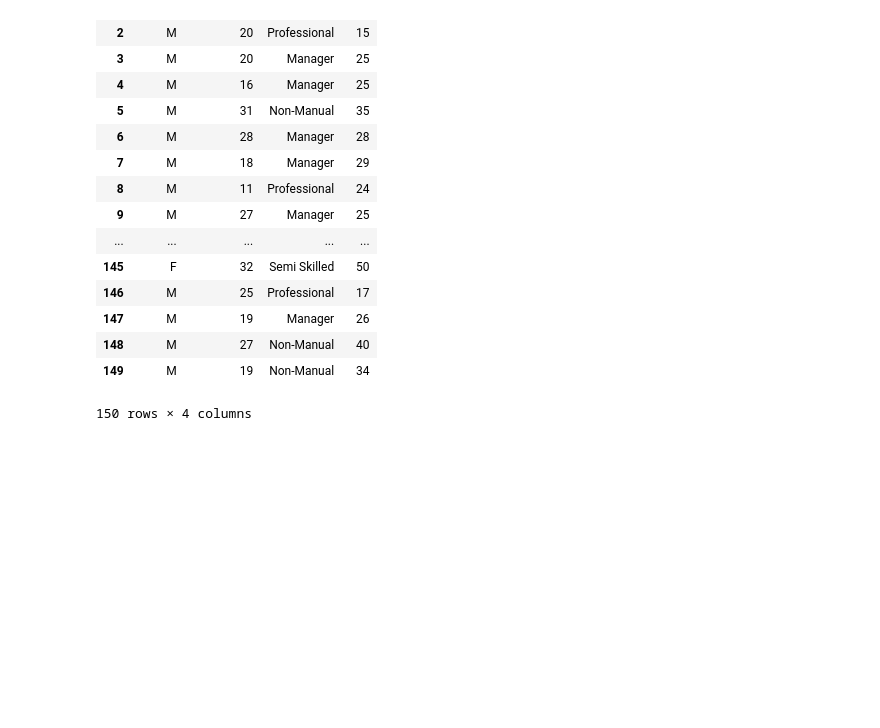
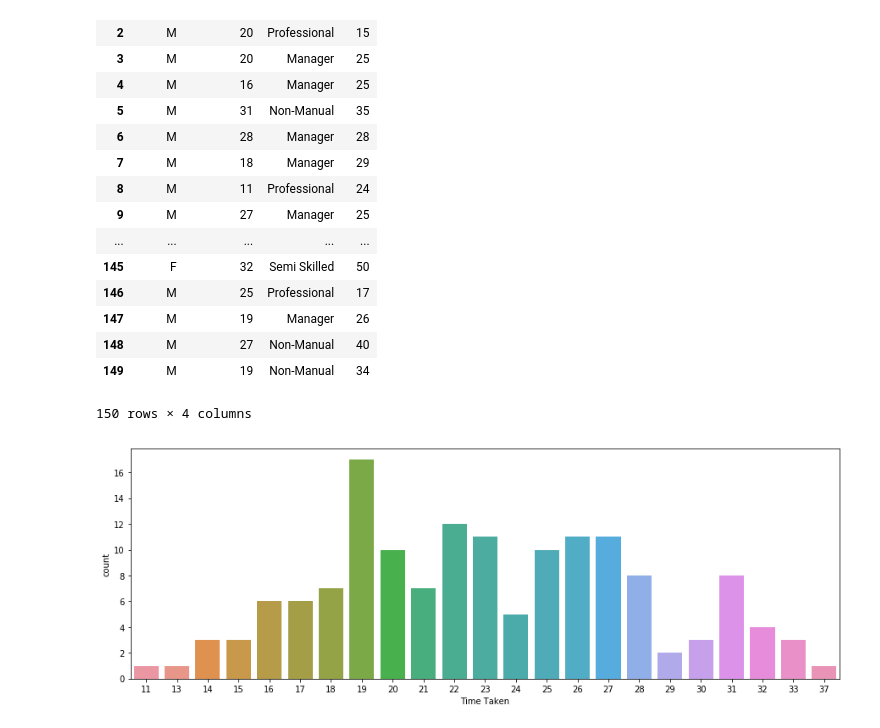
Before and after one commit to brensw/Programming-Project-2018, a Jupyter notebook: Commute data.ipynb, the cells around one changed output. Drawn from its saved outputs; the diff is of its cells as text; code cells hidden in the pictures; blank space fills up the shorter version.

Commit message:
plots

```diff
--- a/Commute data.ipynb
+++ b/Commute data.ipynb
@@ -2,7 +2,8 @@
 import pandas as pd
 import numpy as np
 import seaborn as sns
-np.random.seed(seed=15)
+import matplotlib.pyplot as plt
+plt.rcParams['figure.figsize'] = [15, 5]
 # %%
 a1 = ([15,16,17,18,19])
 a2=([20,21,22,23,24])
@@ -56,3 +57,8 @@ commute
 | 148 | M | 27 | Non-Manual | 40 |
 | 149 | M | 19 | Non-Manual | 34 |
 150 rows × 4 columns
+# %%
+ ax = sns.countplot(x="Time Taken", data=commute)
+plt.show()
+# %% [output]
+[figure, added]
```
Also changed, not shown: parts of 4 cells of this notebook.
